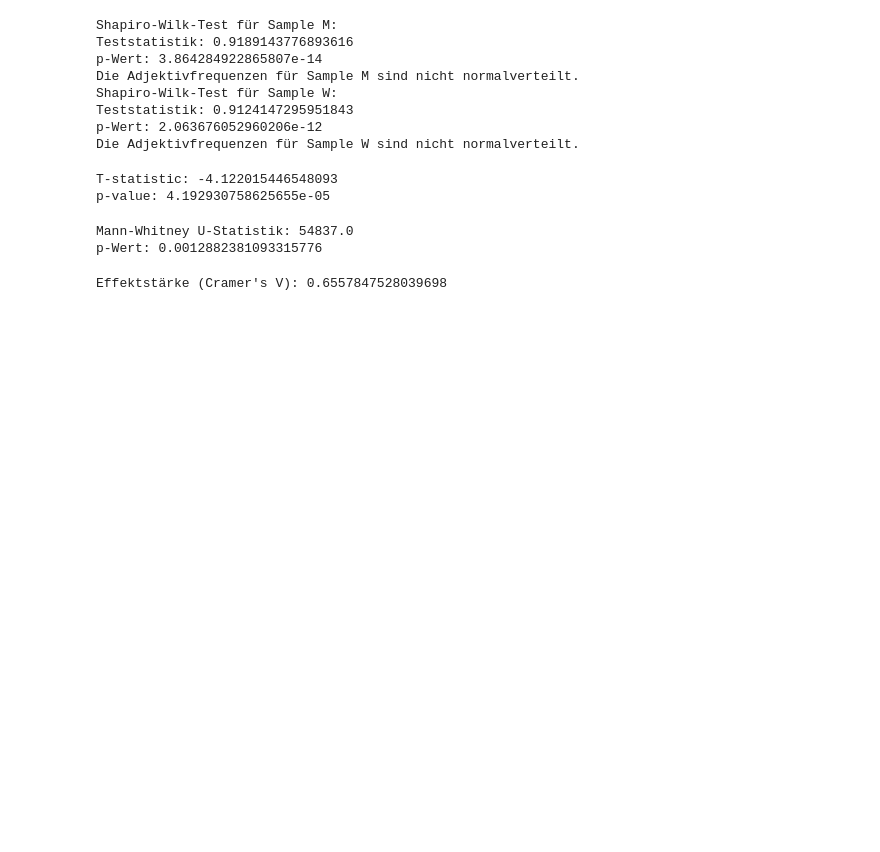
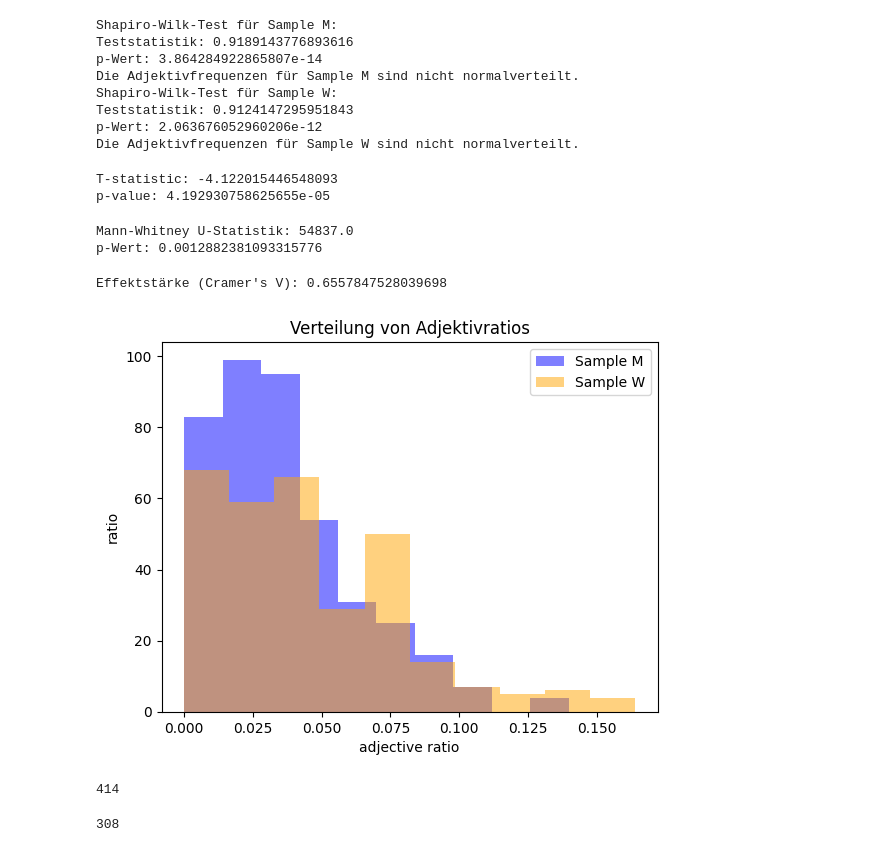
Before and after one commit to niceshice/Forschungsmethoden_LL_Gedichte, a Jupyter notebook: Adjektive.ipynb, the cells around one changed output. Drawn from its saved outputs; the diff is of its cells as text; code cells hidden in the pictures; blank space fills up the shorter version.

```diff
--- a/Adjektive.ipynb
+++ b/Adjektive.ipynb
@@ -166,3 +167,31 @@ effect_size = np.sqrt(u_stat / (n1 * n2))
 print("Effektstärke (Cramer's V):", effect_size)
 # %% [output]
 Effektstärke (Cramer's V): 0.6557847528039698
+# %%
+# Erstelle eine Figure und Axes-Objekte
+fig, ax = plt.subplots()
+
+# Plotten der Histogramme für beide Subsamples
+ax.hist(ratios_m, bins=10, alpha=0.5, label='Sample M', color='blue')
+ax.hist(ratios_w, bins=10, alpha=0.5, label='Sample W', color='orange')
+
+# Hinzufügen von Labels und Titeln
+ax.set_xlabel('adjective ratio')
+ax.set_ylabel('ratio')
+ax.set_title('Verteilung von Adjektivratios')
+
+# Legende anzeigen
+ax.legend()
+
+# Anzeigen der Grafik
+plt.show()
+# %% [output]
+[figure, added]
+# %%
+len(ratios_m)
+# %% [output]
+414
+# %%
+len(ratios_w)
+# %% [output]
+308
```
Also changed, not shown: parts of 1 cell of this notebook, 1 other file.
